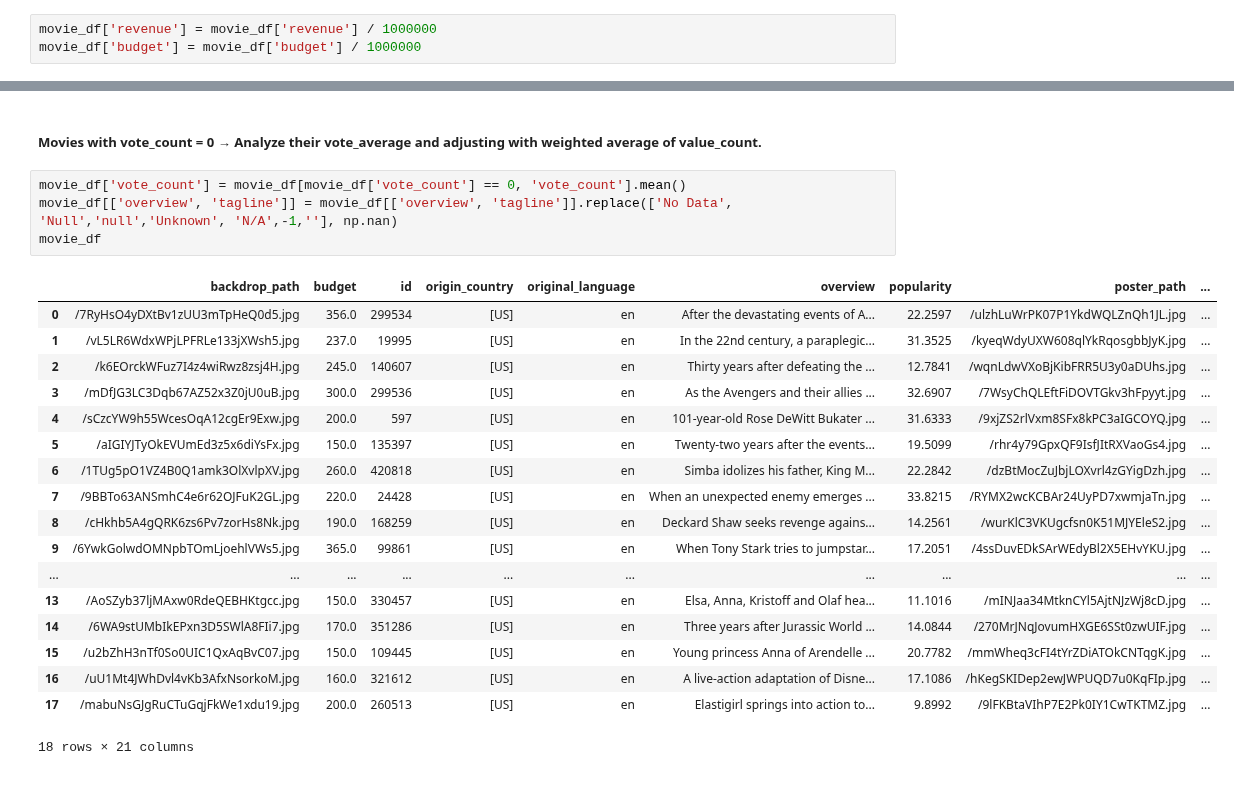
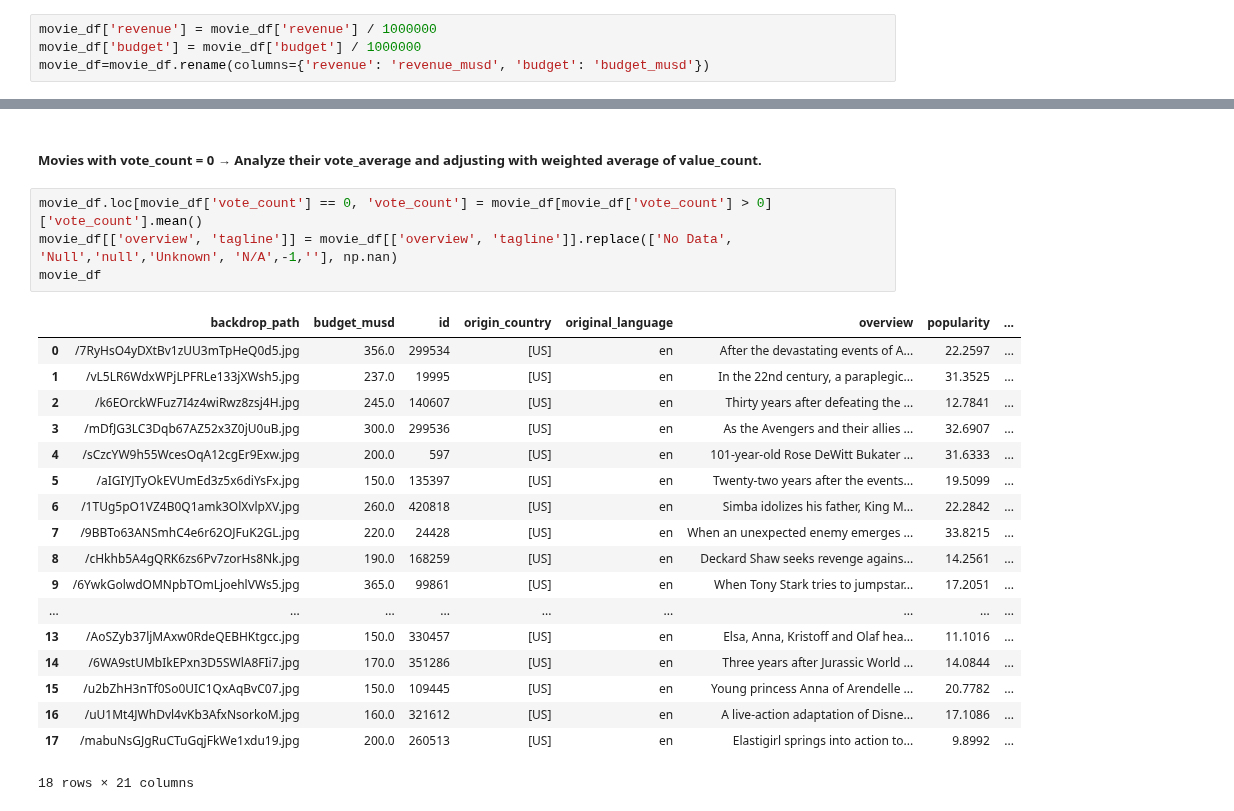
Before and after one commit to jefferyjapheth/data_engineering_project, a Jupyter notebook: src/etl.ipynb, the cells around one changed output, grey strips where cells are left out. Cells and saved outputs as stored; diff of their text form.

```diff
--- a/src/etl.ipynb
+++ b/src/etl.ipynb
@@ -310,6 +291,7 @@ movie_df['runtime']=movie_df['runtime'].replace(0, np.nan)
 # %%
 movie_df['revenue'] = movie_df['revenue'] / 1000000
 movie_df['budget'] = movie_df['budget'] / 1000000
+movie_df=movie_df.rename(columns={'revenue': 'revenue_musd', 'budget': 'budget_musd'})
 # %%
 movie_df
 # %% [output]
@@ -334,25 +316,25 @@ movie_df
 # %% [markdown]
 ##### Movies with vote_count = 0 → Analyze their vote_average and adjusting with weighted average of value_count.
 # %%
-movie_df['vote_count'] = movie_df[movie_df['vote_count'] == 0, 'vote_count'].mean()
+movie_df.loc[movie_df['vote_count'] == 0, 'vote_count'] = movie_df[movie_df['vote_count'] > 0]['vote_count'].mean()
 movie_df[['overview', 'tagline']] = movie_df[['overview', 'tagline']].replace(['No Data', 'Null','null','Unknown', 'N/A',-1,''], np.nan)
 movie_df
 # %% [output]
-|  | backdrop_path | budget | id | origin_country | original_language | overview | popularity | poster_path | ... |
-| 0 | /7RyHsO4yDXtBv1zUU3mTpHeQ0d5.jpg | 356.0 | 299534 | [US] | en | After the devastating events of A... | 22.2597 | /ulzhLuWrPK07P1YkdWQLZnQh1JL.jpg | ... |
-| 1 | /vL5LR6WdxWPjLPFRLe133jXWsh5.jpg | 237.0 | 19995 | [US] | en | In the 22nd century, a paraplegic... | 31.3525 | /kyeqWdyUXW608qlYkRqosgbbJyK.jpg | ... |
-| 2 | /k6EOrckWFuz7I4z4wiRwz8zsj4H.jpg | 245.0 | 140607 | [US] | en | Thirty years after defeating the ... | 12.7841 | /wqnLdwVXoBjKibFRR5U3y0aDUhs.jpg | ... |
-| 3 | /mDfJG3LC3Dqb67AZ52x3Z0jU0uB.jpg | 300.0 | 299536 | [US] | en | As the Avengers and their allies ... | 32.6907 | /7WsyChQLEftFiDOVTGkv3hFpyyt.jpg | ... |
-| 4 | /sCzcYW9h55WcesOqA12cgEr9Exw.jpg | 200.0 | 597 | [US] | en | 101-year-old Rose DeWitt Bukater ... | 31.6333 | /9xjZS2rlVxm8SFx8kPC3aIGCOYQ.jpg | ... |
-| 5 | /aIGIYJTyOkEVUmEd3z5x6diYsFx.jpg | 150.0 | 135397 | [US] | en | Twenty-two years after the events... | 19.5099 | /rhr4y79GpxQF9IsfJItRXVaoGs4.jpg | ... |
-| 6 | /1TUg5pO1VZ4B0Q1amk3OlXvlpXV.jpg | 260.0 | 420818 | [US] | en | Simba idolizes his father, King M... | 22.2842 | /dzBtMocZuJbjLOXvrl4zGYigDzh.jpg | ... |
-| 7 | /9BBTo63ANSmhC4e6r62OJFuK2GL.jpg | 220.0 | 24428 | [US] | en | When an unexpected enemy emerges ... | 33.8215 | /RYMX2wcKCBAr24UyPD7xwmjaTn.jpg | ... |
-| 8 | /cHkhb5A4gQRK6zs6Pv7zorHs8Nk.jpg | 190.0 | 168259 | [US] | en | Deckard Shaw seeks revenge agains... | 14.2561 | /wurKlC3VKUgcfsn0K51MJYEleS2.jpg | ... |
-| 9 | /6YwkGolwdOMNpbTOmLjoehlVWs5.jpg | 365.0 | 99861 | [US] | en | When Tony Stark tries to jumpstar... | 17.2051 | /4ssDuvEDkSArWEdyBl2X5EHvYKU.jpg | ... |
-| ... | ... | ... | ... | ... | ... | ... | ... | ... | ... |
-| 13 | /AoSZyb37ljMAxw0RdeQEBHKtgcc.jpg | 150.0 | 330457 | [US] | en | Elsa, Anna, Kristoff and Olaf hea... | 11.1016 | /mINJaa34MtknCYl5AjtNJzWj8cD.jpg | ... |
-| 14 | /6WA9stUMbIkEPxn3D5SWlA8FIi7.jpg | 170.0 | 351286 | [US] | en | Three years after Jurassic World ... | 14.0844 | /270MrJNqJovumHXGE6SSt0zwUIF.jpg | ... |
-| 15 | /u2bZhH3nTf0So0UIC1QxAqBvC07.jpg | 150.0 | 109445 | [US] | en | Young princess Anna of Arendelle ... | 20.7782 | /mmWheq3cFI4tYrZDiATOkCNTqgK.jpg | ... |
-| 16 | /uU1Mt4JWhDvl4vKb3AfxNsorkoM.jpg | 160.0 | 321612 | [US] | en | A live-action adaptation of Disne... | 17.1086 | /hKegSKIDep2ewJWPUQD7u0KqFIp.jpg | ... |
-| 17 | /mabuNsGJgRuCTuGqjFkWe1xdu19.jpg | 200.0 | 260513 | [US] | en | Elastigirl springs into action to... | 9.8992 | /9lFKBtaVIhP7E2Pk0IY1CwTKTMZ.jpg | ... |
+|  | backdrop_path | budget_musd | id | origin_country | original_language | overview | popularity | ... |
+| 0 | /7RyHsO4yDXtBv1zUU3mTpHeQ0d5.jpg | 356.0 | 299534 | [US] | en | After the devastating events of A... | 22.2597 | ... |
+| 1 | /vL5LR6WdxWPjLPFRLe133jXWsh5.jpg | 237.0 | 19995 | [US] | en | In the 22nd century, a paraplegic... | 31.3525 | ... |
+| 2 | /k6EOrckWFuz7I4z4wiRwz8zsj4H.jpg | 245.0 | 140607 | [US] | en | Thirty years after defeating the ... | 12.7841 | ... |
+| 3 | /mDfJG3LC3Dqb67AZ52x3Z0jU0uB.jpg | 300.0 | 299536 | [US] | en | As the Avengers and their allies ... | 32.6907 | ... |
+| 4 | /sCzcYW9h55WcesOqA12cgEr9Exw.jpg | 200.0 | 597 | [US] | en | 101-year-old Rose DeWitt Bukater ... | 31.6333 | ... |
+| 5 | /aIGIYJTyOkEVUmEd3z5x6diYsFx.jpg | 150.0 | 135397 | [US] | en | Twenty-two years after the events... | 19.5099 | ... |
+| 6 | /1TUg5pO1VZ4B0Q1amk3OlXvlpXV.jpg | 260.0 | 420818 | [US] | en | Simba idolizes his father, King M... | 22.2842 | ... |
+| 7 | /9BBTo63ANSmhC4e6r62OJFuK2GL.jpg | 220.0 | 24428 | [US] | en | When an unexpected enemy emerges ... | 33.8215 | ... |
+| 8 | /cHkhb5A4gQRK6zs6Pv7zorHs8Nk.jpg | 190.0 | 168259 | [US] | en | Deckard Shaw seeks revenge agains... | 14.2561 | ... |
+| 9 | /6YwkGolwdOMNpbTOmLjoehlVWs5.jpg | 365.0 | 99861 | [US] | en | When Tony Stark tries to jumpstar... | 17.2051 | ... |
+| ... | ... | ... | ... | ... | ... | ... | ... | ... |
+| 13 | /AoSZyb37ljMAxw0RdeQEBHKtgcc.jpg | 150.0 | 330457 | [US] | en | Elsa, Anna, Kristoff and Olaf hea... | 11.1016 | ... |
+| 14 | /6WA9stUMbIkEPxn3D5SWlA8FIi7.jpg | 170.0 | 351286 | [US] | en | Three years after Jurassic World ... | 14.0844 | ... |
+| 15 | /u2bZhH3nTf0So0UIC1QxAqBvC07.jpg | 150.0 | 109445 | [US] | en | Young princess Anna of Arendelle ... | 20.7782 | ... |
+| 16 | /uU1Mt4JWhDvl4vKb3AfxNsorkoM.jpg | 160.0 | 321612 | [US] | en | A live-action adaptation of Disne... | 17.1086 | ... |
+| 17 | /mabuNsGJgRuCTuGqjFkWe1xdu19.jpg | 200.0 | 260513 | [US] | en | Elastigirl springs into action to... | 9.8992 | ... |
 18 rows × 21 columns
```
Also changed, not shown: parts of 16 cells of this notebook, 2 other files.
